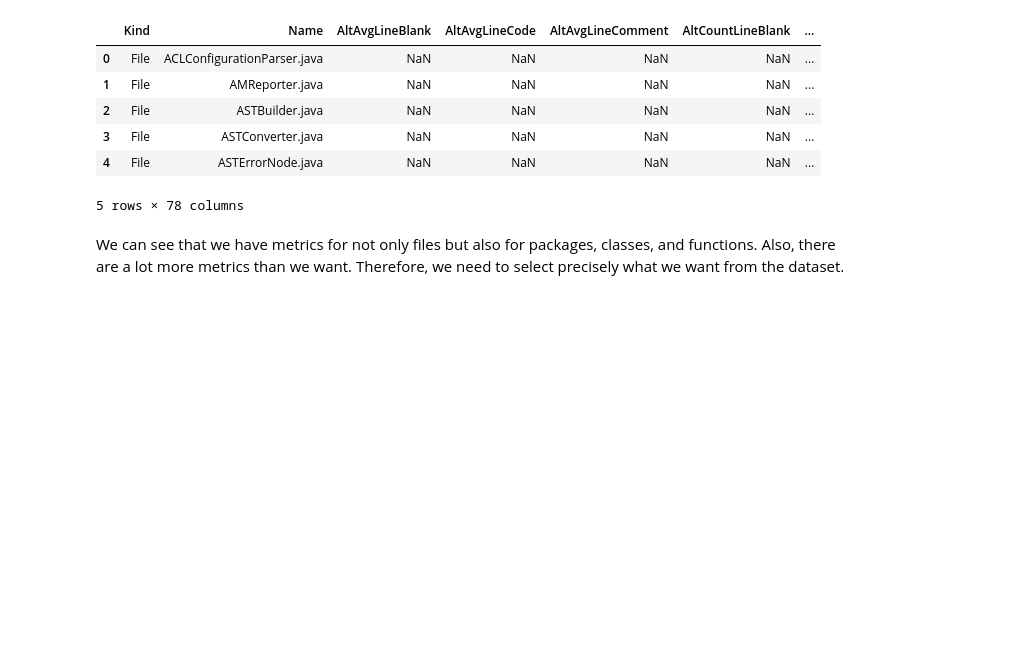
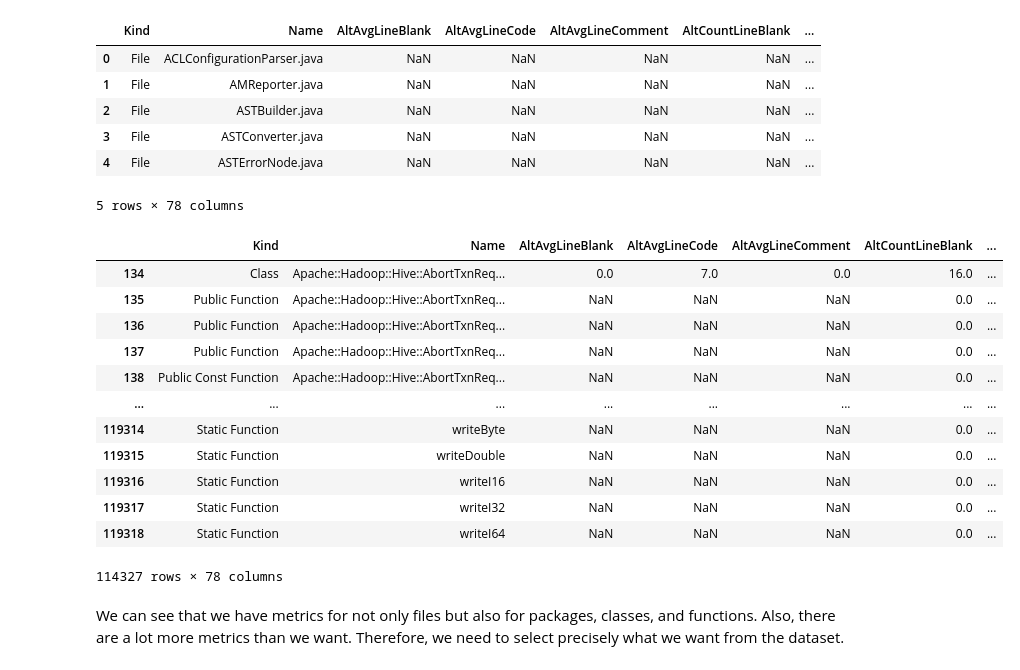
Before and after one commit to ahenrij/ets-mgl869-hive, a Jupyter notebook: src/lab/notebooks/dataset.ipynb, the cells around one changed output. Cells and saved outputs as stored; diff of their text form; code cells hidden in the pictures; blank space fills up the shorter version.

```diff
--- a/src/lab/notebooks/dataset.ipynb
+++ b/src/lab/notebooks/dataset.ipynb
@@ -28,6 +28,22 @@ df.head()
 | 3 | File | ASTConverter.java | NaN | NaN | NaN | NaN | ... |
 | 4 | File | ASTErrorNode.java | NaN | NaN | NaN | NaN | ... |
 5 rows × 78 columns
+# %%
+df[~( df["Kind"] == "File")]
+# %% [output]
+|  | Kind | Name | AltAvgLineBlank | AltAvgLineCode | AltAvgLineComment | AltCountLineBlank | ... |
+| 134 | Class | Apache::Hadoop::Hive::AbortTxnReq... | 0.0 | 7.0 | 0.0 | 16.0 | ... |
+| 135 | Public Function | Apache::Hadoop::Hive::AbortTxnReq... | NaN | NaN | NaN | 0.0 | ... |
+| 136 | Public Function | Apache::Hadoop::Hive::AbortTxnReq... | NaN | NaN | NaN | 0.0 | ... |
+| 137 | Public Function | Apache::Hadoop::Hive::AbortTxnReq... | NaN | NaN | NaN | 0.0 | ... |
+| 138 | Public Const Function | Apache::Hadoop::Hive::AbortTxnReq... | NaN | NaN | NaN | 0.0 | ... |
+| ... | ... | ... | ... | ... | ... | ... | ... |
+| 119314 | Static Function | writeByte | NaN | NaN | NaN | 0.0 | ... |
+| 119315 | Static Function | writeDouble | NaN | NaN | NaN | 0.0 | ... |
+| 119316 | Static Function | writeI16 | NaN | NaN | NaN | 0.0 | ... |
+| 119317 | Static Function | writeI32 | NaN | NaN | NaN | 0.0 | ... |
+| 119318 | Static Function | writeI64 | NaN | NaN | NaN | 0.0 | ... |
+114327 rows × 78 columns
 # %% [markdown]
 We can see that we have metrics for not only files but also for packages, classes, and functions. Also, there are a lot more metrics than we want.
 Therefore, we need to select precisely what we want from the dataset.
```
Also changed, not shown: 41 other files.
